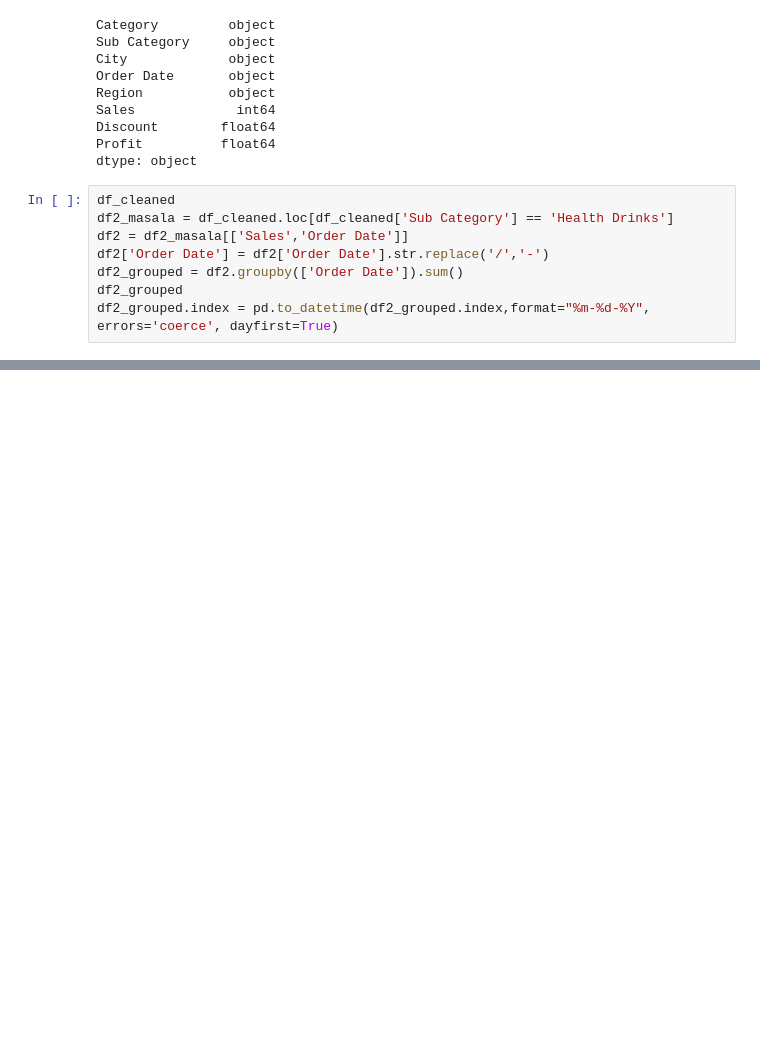
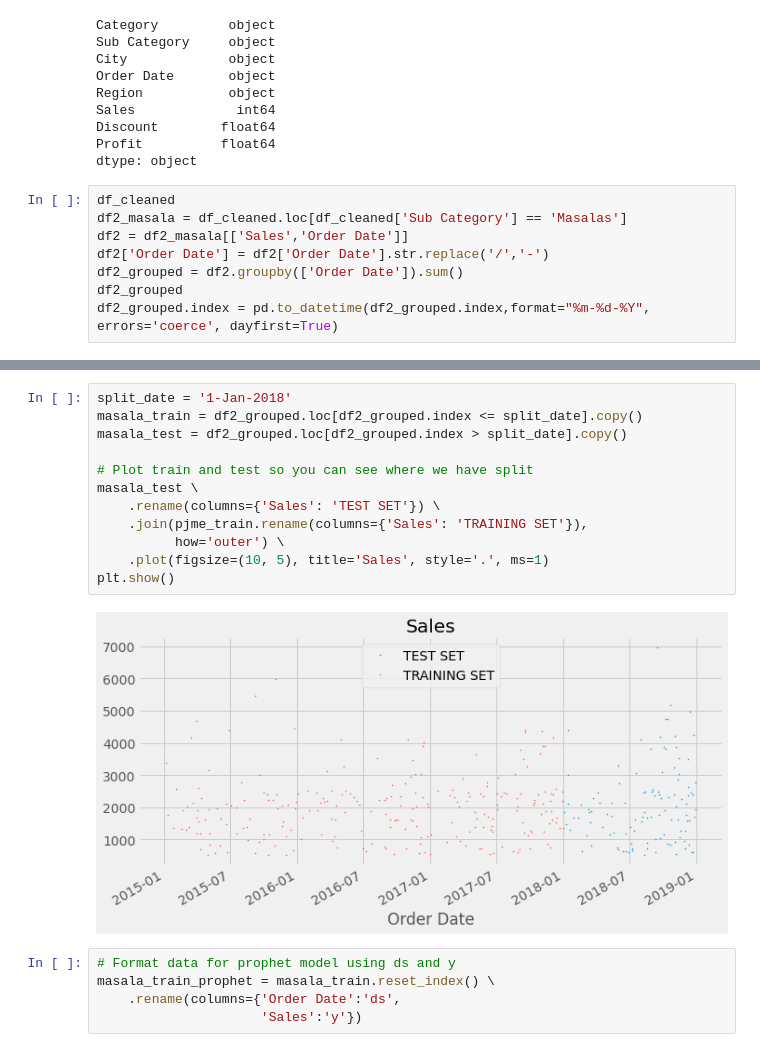
Before and after one commit to ruwzeta/1007FinalProject, a Jupyter notebook: Data Cleaning.ipynb, the cells around one changed output, grey strips where cells are left out. Cells and saved outputs as stored; diff of their text form; blank space fills up the shorter version.

Commit message:
Prophet Model Final

```diff
--- a/Data Cleaning.ipynb
+++ b/Data Cleaning.ipynb
@@ -293,7 +293,7 @@ Profit          float64
 dtype: object
 # %%
 df_cleaned
-df2_masala = df_cleaned.loc[df_cleaned['Sub Category'] == 'Health Drinks']
+df2_masala = df_cleaned.loc[df_cleaned['Sub Category'] == 'Masalas']
 df2 = df2_masala[['Sales','Order Date']]
 df2['Order Date'] = df2['Order Date'].str.replace('/','-')
 df2_grouped = df2.groupby(['Order Date']).sum()
@@ -301,0 +387,19 @@ df2_grouped.index = pd.to_datetime(df2_grouped.index,format="%m-%d-%Y", errors='
+# %%
+split_date = '1-Jan-2018'
+masala_train = df2_grouped.loc[df2_grouped.index <= split_date].copy()
+masala_test = df2_grouped.loc[df2_grouped.index > split_date].copy()
+
+# Plot train and test so you can see where we have split
+masala_test \
+    .rename(columns={'Sales': 'TEST SET'}) \
+    .join(pjme_train.rename(columns={'Sales': 'TRAINING SET'}),
+          how='outer') \
+    .plot(figsize=(10, 5), title='Sales', style='.', ms=1)
+plt.show()
+# %% [output]
+[figure, added]
+# %%
+# Format data for prophet model using ds and y
+masala_train_prophet = masala_train.reset_index() \
+    .rename(columns={'Order Date':'ds',
+                     'Sales':'y'})
```
Also changed, not shown: parts of 13 cells of this notebook.
